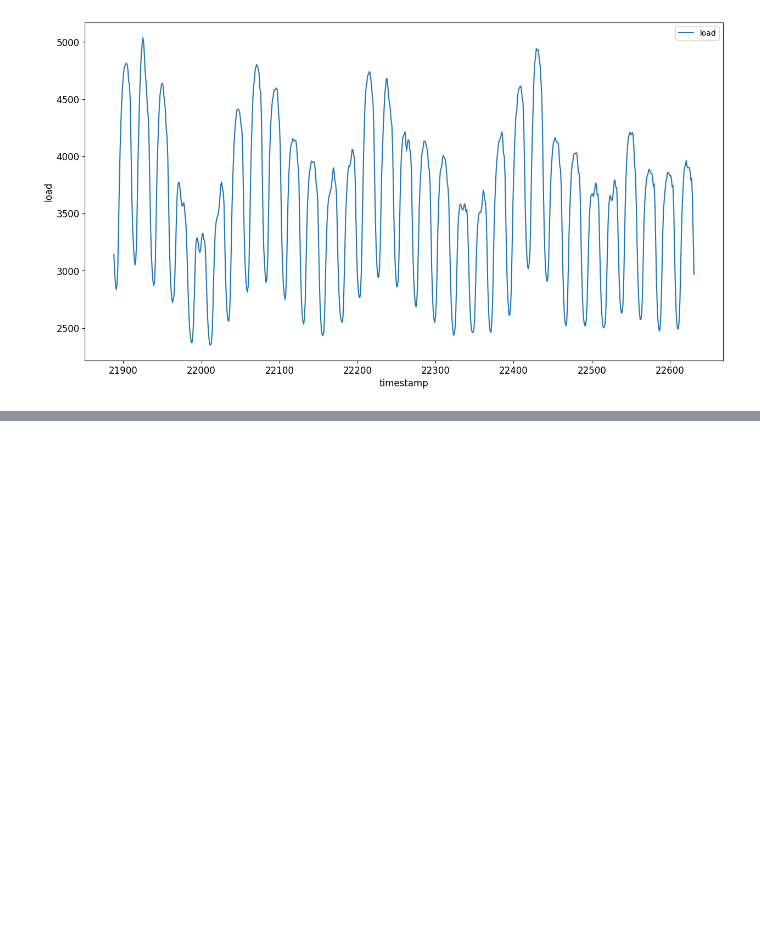
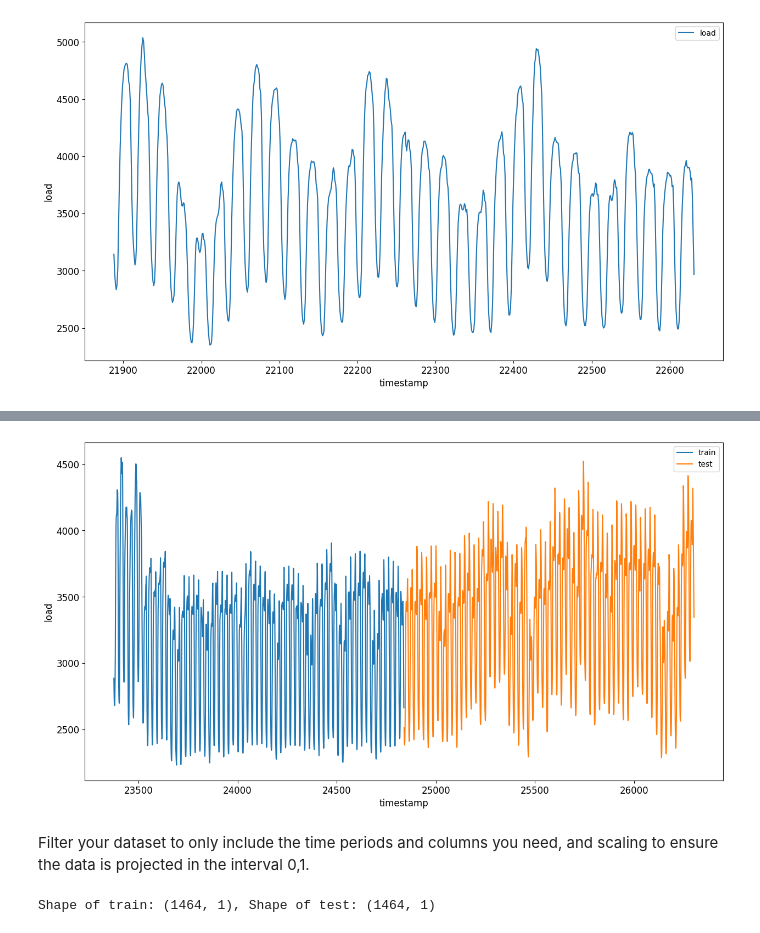
Before and after one commit to omarelwaliely/datascience, a Jupyter notebook: microsoft_beginner_ml/power_analysis/power_analysis.ipynb, the cells around one changed output, grey strips where cells are left out. Cells and saved outputs as stored; diff of their text form; code cells hidden in the pictures; blank space fills up the shorter version.

Commit message:
finished data preperation

```diff
--- a/microsoft_beginner_ml/power_analysis/power_analysis.ipynb
+++ b/microsoft_beginner_ml/power_analysis/power_analysis.ipynb
@@ -28,0 +38,3 @@ plt.show()
+# %%
+train = energy[((energy['timestamp'].dt.month == 9) | (energy['timestamp'].dt.month == 10)) & (energy['timestamp'].dt.year == 2014 )]
+test = energy[((energy['timestamp'].dt.month == 11) | (energy['timestamp'].dt.month == 12)) & (energy['timestamp'].dt.year == 2014 )]
@@ -28,0 +43,3 @@ plt.show()
+# %%
+result = train.rename(columns={'load': 'train'}).join(test.rename(columns={'load': 'test'}), how='outer', lsuffix='_train', rsuffix='_test')
+result.head(3000)
@@ -28,0 +60,15 @@ plt.show()
+# %%
+result.plot(y=['train', 'test'], figsize=(15, 8), fontsize=12)
+plt.xlabel('timestamp', fontsize=12)
+plt.ylabel('load', fontsize=12)
+plt.show()
+# %% [output]
+[figure, added]
+# %% [markdown]
+Filter your dataset to only include the time periods and columns you need, and scaling to ensure the data is projected in the interval 0,1.
+# %%
+train = train[['load']]
+test = test[['load']]
+print(f"Shape of train: {train.shape}, Shape of test: {test.shape} ")
+# %% [output]
+Shape of train: (1464, 1), Shape of test: (1464, 1)
```
Also changed, not shown: parts of 8 cells of this notebook.
